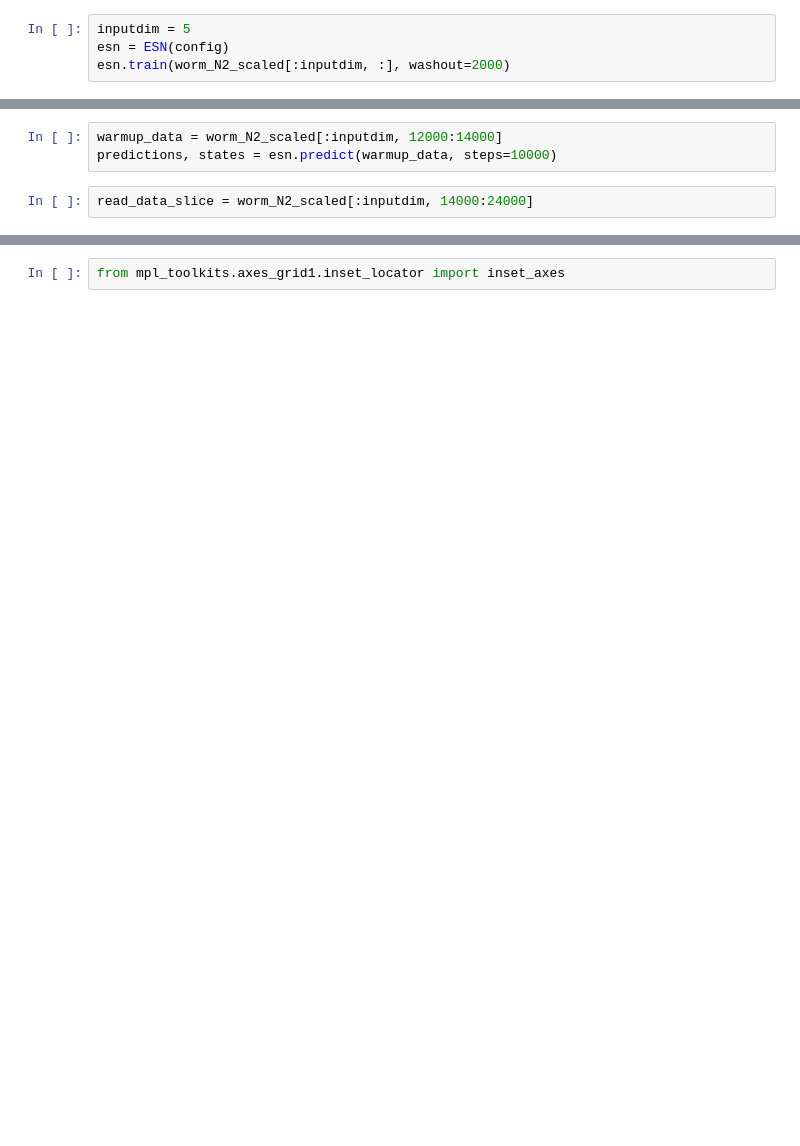
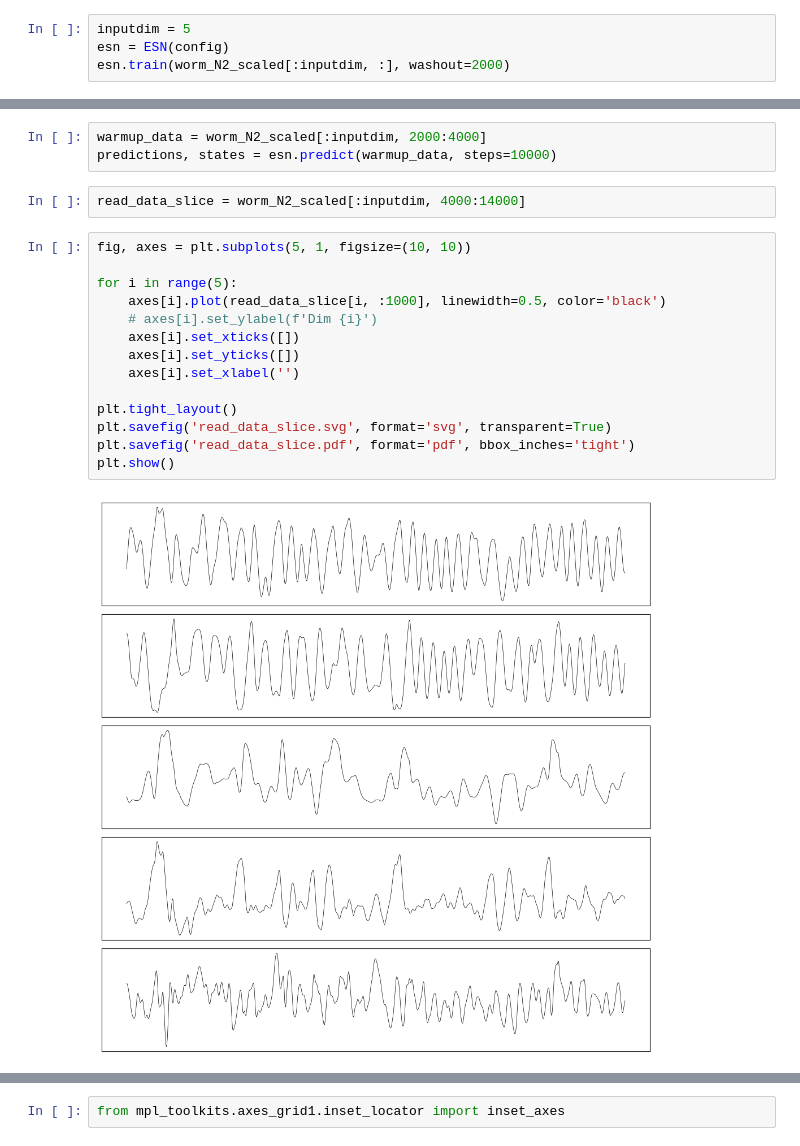
Before and after one commit to oist/ReservoirComputing, a Jupyter notebook: figure/fig4_worm.ipynb, the cells around one changed output, grey strips where cells are left out. Saved outputs shown, nothing was run; the diff lists cells and outputs as text; blank space fills up the shorter version.

```diff
--- a/figure/fig4_worm.ipynb
+++ b/figure/fig4_worm.ipynb
@@ -91,6 +94,22 @@ predictions, states = esn_resampled.predict(warmup_data_resampled, steps=5000)
 # %%
-warmup_data = worm_N2_scaled[:inputdim, 12000:14000]
+warmup_data = worm_N2_scaled[:inputdim, 2000:4000]
 predictions, states = esn.predict(warmup_data, steps=10000)
 # %%
-read_data_slice = worm_N2_scaled[:inputdim, 14000:24000]
+read_data_slice = worm_N2_scaled[:inputdim, 4000:14000]
+# %%
+fig, axes = plt.subplots(5, 1, figsize=(10, 10))
+
+for i in range(5):
+    axes[i].plot(read_data_slice[i, :1000], linewidth=0.5, color='black')
+    # axes[i].set_ylabel(f'Dim {i}')
+    axes[i].set_xticks([])
+    axes[i].set_yticks([])
+    axes[i].set_xlabel('')
+
+plt.tight_layout()
+plt.savefig('read_data_slice.svg', format='svg', transparent=True)
+plt.savefig('read_data_slice.pdf', format='pdf', bbox_inches='tight')
+plt.show()
+# %% [output]
+[figure, added]
 # %%
```
Also changed, not shown: parts of 42 cells of this notebook, 7 other files.
